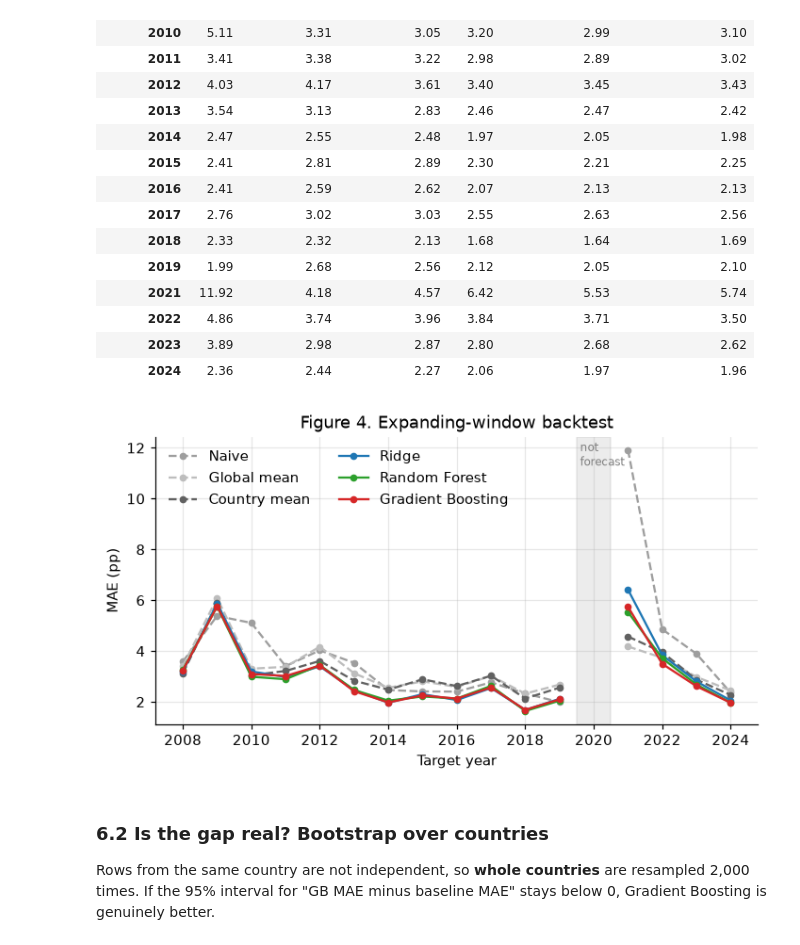
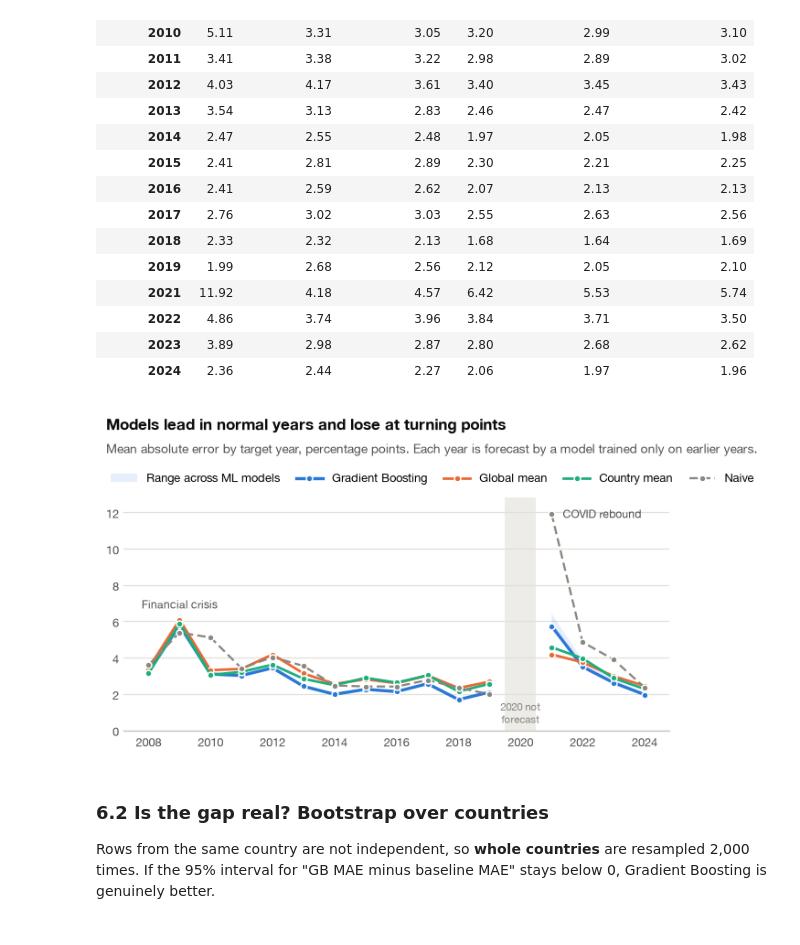
Before and after one commit to farhana273/ml_assignment, a Jupyter notebook: models/GDP_Models_Sami.ipynb, the cells around one changed output. Saved outputs shown, nothing was run; the diff lists cells and outputs as text; code cells hidden in the pictures.

```diff
--- a/models/GDP_Models_Sami.ipynb
+++ b/models/GDP_Models_Sami.ipynb
@@ -497,17 +555,24 @@ MAE per target year (best method per year in bold)
 | 2022 | 4.86 | 3.74 | 3.96 | 3.84 | 3.71 | 3.50 |
 | 2023 | 3.89 | 2.98 | 2.87 | 2.80 | 2.68 | 2.62 |
 | 2024 | 2.36 | 2.44 | 2.27 | 2.06 | 1.97 | 1.96 |
-# %%
-fig, ax = plt.subplots(figsize=(7.5, 3.6))
-bt = backtest.reindex(range(2008, 2025))   # empty 2020 row breaks the lines
-for m in BT:
-    ax.plot(bt.index, bt[m], STYLE[m], marker="o", ms=4, color=COLORS[m], label=m)
-ax.axvspan(2019.5, 2020.5, color="grey", alpha=0.15); ax.text(2019.6, 11.3, "not\nforecast", color="grey", fontsize=8)
-ax.set_xlabel("Target year"); ax.set_ylabel("MAE (pp)")
-ax.set_title("Figure 4. Expanding-window backtest")
-ax.legend(ncol=2); fig.savefig(OUT / "figures/backtest_by_year.png"); plt.show()
-# %% [output]
-[figure, removed]
+# %%
+# Figure 4: the expanding-window backtest (the main figure for the report)
+bt = backtest.reindex(range(2008, 2025))   # the empty 2020 row breaks the lines
+fig, ax = plt.subplots(figsize=(7.0, 3.0))
+ax.axvspan(2019.5, 2020.5, color=GRID, alpha=0.6, lw=0)
+ax.text(2020, 0.4, "2020 not\nforecast", ha="center", fontsize=7.5, color=MUTED)
+year_lines(ax, bt, ["Ridge", "Random Forest", "Gradient Boosting"])
+ax.annotate("Financial crisis", (2009, bt.loc[2009].max()), xytext=(0, 8), textcoords="offset points",
+            ha="center", fontsize=8, color=INK2)
+ax.annotate("COVID rebound", (2021, bt.loc[2021, "Naive"]), xytext=(8, -3), textcoords="offset points",
+            ha="left", fontsize=8, color=INK2)
+ax.set_xticks(range(2008, 2025, 2))
+headline(fig, "Models lead in normal years and lose at turning points",
+         "Mean absolute error by target year, percentage points. Each year is forecast by a model trained only on earlier years.",
+         *ax.get_legend_handles_labels())
+fig.savefig(OUT / "figures/backtest_by_year.png"); plt.show()
+# %% [output]
+[figure, added]
 # %% [markdown]
 ### 6.2 Is the gap real? Bootstrap over countries
 Rows from the same country are not independent, so **whole countries** are resampled 2,000 times. If the 95% interval for "GB MAE minus baseline MAE" stays below 0, Gradient Boosting is genuinely better.
```
Also changed, not shown: parts of 4 cells of this notebook, 4 other files.
